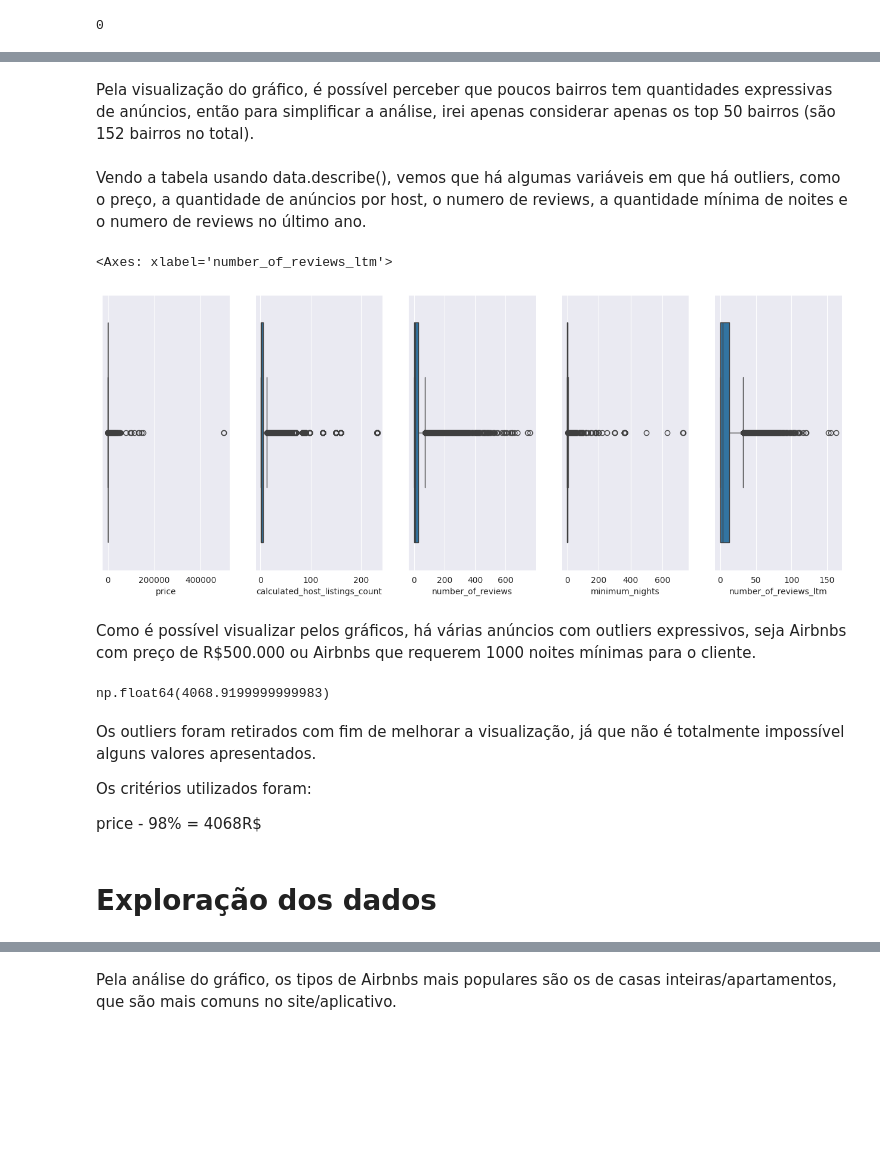
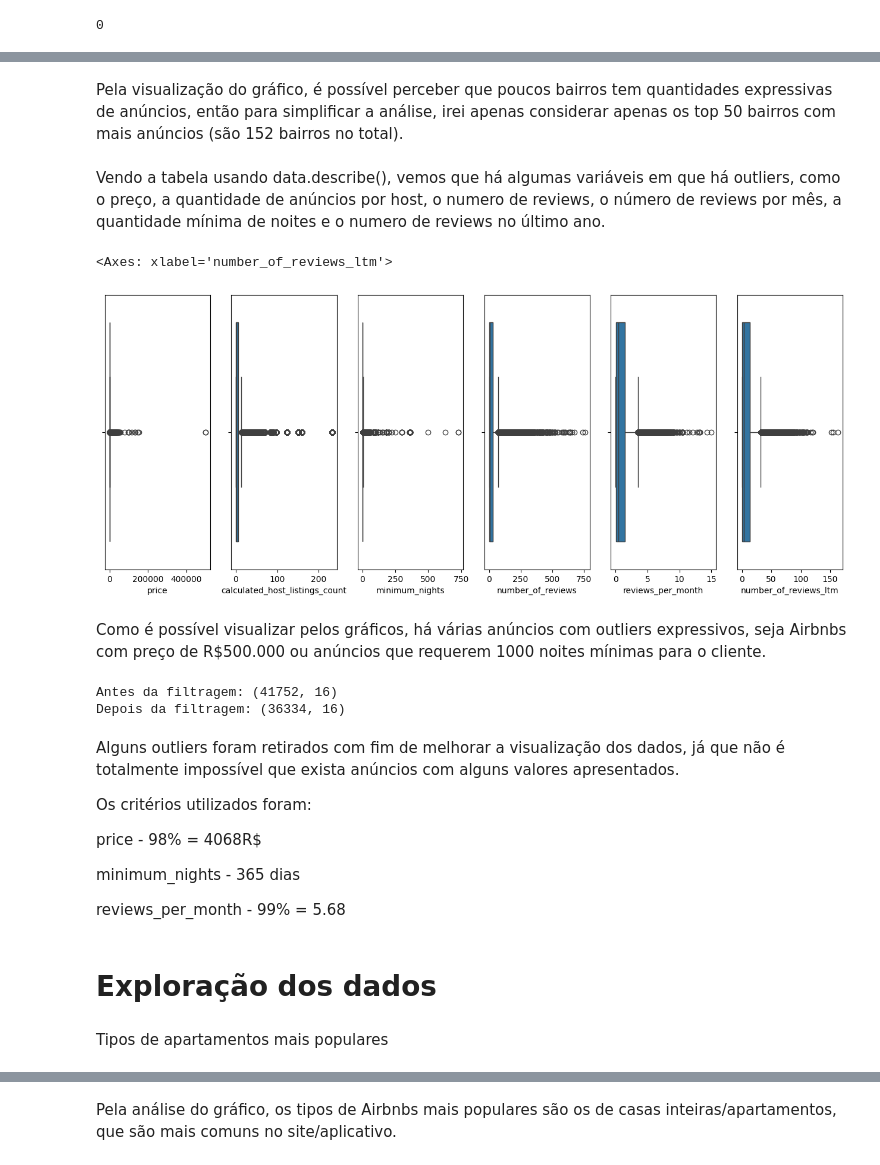
Before and after one commit to pagmaia/datasci-learning-project, a Jupyter notebook: airbnb-analysis.ipynb, the cells around one changed output, grey strips where cells are left out. Cells and saved outputs as stored; diff of their text form; code cells hidden in the pictures; blank space fills up the shorter version.

```diff
--- a/airbnb-analysis.ipynb
+++ b/airbnb-analysis.ipynb
@@ -125,38 +125,50 @@ Text(0, 0.5, 'Contagem')
 # %% [markdown]
-Pela visualização do gráfico, é possível perceber que poucos bairros tem quantidades expressivas de anúncios, então para simplificar a análise, irei apenas considerar apenas os top 50 bairros (são 152 bairros no total).
+Pela visualização do gráfico, é possível perceber que poucos bairros tem quantidades expressivas de anúncios, então para simplificar a análise, irei apenas considerar apenas os top 50 bairros com mais anúncios (são 152 bairros no total).
 # %%
 # Filtrando apenas para o top50
 bairros = data["neighbourhood"].value_counts().head(50).index
 data = data[data["neighbourhood"].isin(bairros)]
 # %% [markdown]
-Vendo a tabela usando data.describe(), vemos que há algumas variáveis em que há outliers, como o preço, a quantidade de anúncios por host, o numero de reviews, a quantidade mínima de noites e o numero de reviews no último ano.
+Vendo a tabela usando data.describe(), vemos que há algumas variáveis em que há outliers, como o preço, a quantidade de anúncios por host, o numero de reviews, o número de reviews por mês, a quantidade mínima de noites e o numero de reviews no último ano.
 # %%
 # Plotando variáveis com possíveis outliers.
-fig, axes = plt.subplots(ncols=5, figsize=(16, 6))
+fig, axes = plt.subplots(ncols=6, figsize=(16, 6))
 
 sns.boxplot(data=data,x="price", ax=axes[0])
 sns.boxplot(data=data, x="calculated_host_listings_count", ax=axes[1])
-sns.boxplot(data=data,x="number_of_reviews", ax=axes[2])
-sns.boxplot(data=data, x="minimum_nights", ax=axes[3])
-sns.boxplot(data=data, x="number_of_reviews_ltm", ax=axes[4])
+sns.boxplot(data=data, x="minimum_nights", ax=axes[2])
+sns.boxplot(data=data,x="number_of_reviews", ax=axes[3])
+sns.boxplot(data=data, x="reviews_per_month", ax=axes[4])
+sns.boxplot(data=data, x="number_of_reviews_ltm", ax=axes[5])
 # %% [output]
 <Axes: xlabel='number_of_reviews_ltm'>
-[figure, old version]
+[figure, new version]
 # %% [markdown]
-Como é possível visualizar pelos gráficos, há várias anúncios com outliers expressivos, seja Airbnbs com preço de R$500.000 ou Airbnbs que requerem 1000 noites mínimas para o cliente.
+Como é possível visualizar pelos gráficos, há várias anúncios com outliers expressivos, seja Airbnbs com preço de R$500.000 ou anúncios que requerem 1000 noites mínimas para o cliente.
 # %%
 # Filtragem dos outliers
+print(f"Antes da filtragem: {data.shape}")
 data = data[data["price"] <= data["price"].quantile(0.98)]
+data = data[data["reviews_per_month"] <= data["reviews_per_month"].quantile(0.99)]
+data = data[data["minimum_nights"] <= 365]
+print(f"Depois da filtragem: {data.shape}")
 # %% [output]
-np.float64(4068.9199999999983)
+Antes da filtragem: (41752, 16)
+Depois da filtragem: (36334, 16)
 # %% [markdown]
-Os outliers foram retirados com fim de melhorar a visualização, já que não é totalmente impossível alguns valores apresentados.
+Alguns outliers foram retirados com fim de melhorar a visualização dos dados, já que não é totalmente impossível que exista anúncios com alguns valores apresentados.
 
 Os critérios utilizados foram:
 
 price - 98% = 4068R$
+
+minimum_nights - 365 dias
+
+reviews_per_month - 99% = 5.68
 # %% [markdown]
 # Exploração dos dados
+# %% [markdown]
+Tipos de apartamentos mais populares
 # %%
 # Tipos de apartamentos mais populares
 sns.set_style("darkgrid")
```
Also changed, not shown: parts of 23 cells of this notebook.
